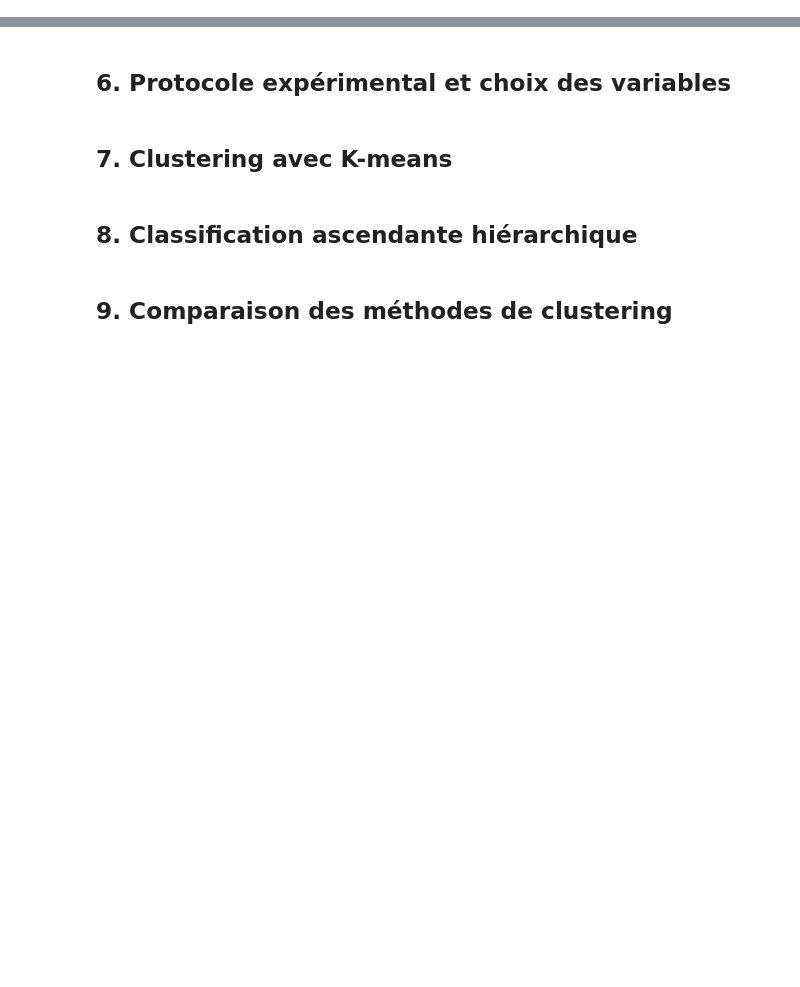
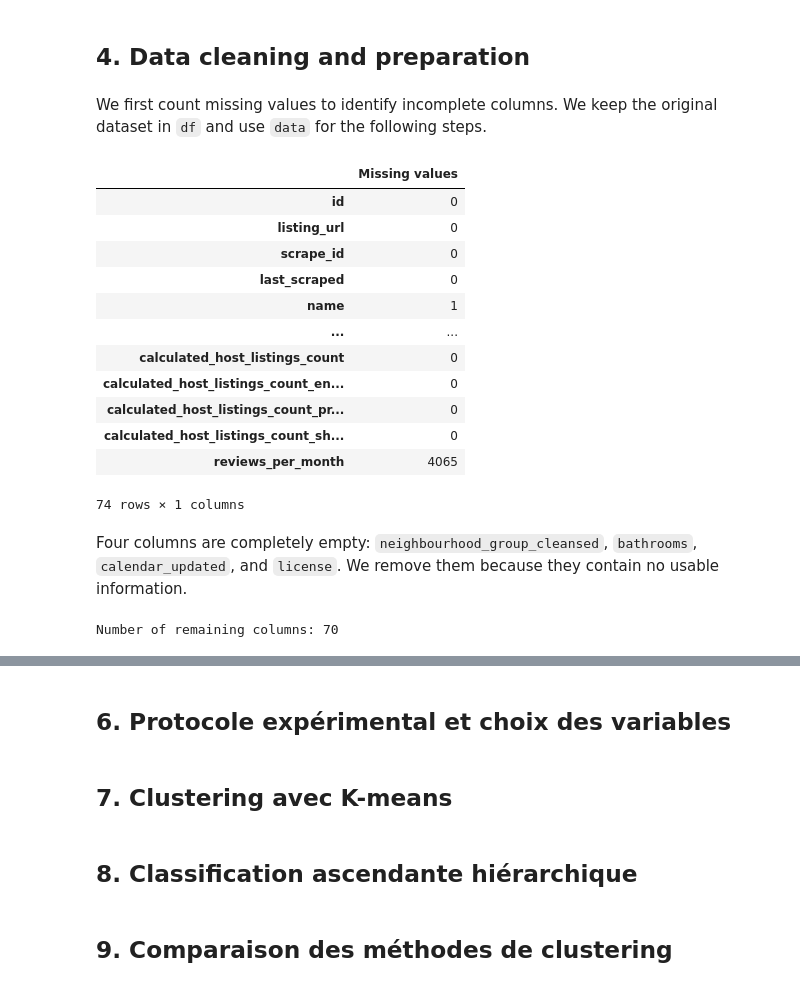
Before and after one commit to gwendal-lvl/toronto-airbnb-ml, a Jupyter notebook: Projet_ML_Airbnb_Toronto.ipynb, the cells around one changed output, grey strips where cells are left out. Drawn from its saved outputs; the diff is of its cells as text; code cells hidden in the pictures; blank space fills up the shorter version.

```diff
--- a/Projet_ML_Airbnb_Toronto.ipynb
+++ b/Projet_ML_Airbnb_Toronto.ipynb
@@ -18,0 +84,33 @@
+# %% [markdown]
+## 4. Data cleaning and preparation
+# %% [markdown]
+We first count missing values to identify incomplete columns. We keep the original dataset in `df` and use `data` for the following steps.
+# %%
+display(df.isna().sum().to_frame("Missing values"))
+# %% [output]
+|  | Missing values |
+| id | 0 |
+| listing_url | 0 |
+| scrape_id | 0 |
+| last_scraped | 0 |
+| name | 1 |
+| ... | ... |
+| calculated_host_listings_count | 0 |
+| calculated_host_listings_count_en... | 0 |
+| calculated_host_listings_count_pr... | 0 |
+| calculated_host_listings_count_sh... | 0 |
+| reviews_per_month | 4065 |
+74 rows × 1 columns
+# %% [markdown]
+Four columns are completely empty: `neighbourhood_group_cleansed`, `bathrooms`, `calendar_updated`, and `license`. We remove them because they contain no usable information.
+# %%
+data = df.drop(columns=[
+    "neighbourhood_group_cleansed",
+    "bathrooms",
+    "calendar_updated",
+    "license"
+])
+
+print("Number of remaining columns:", data.shape[1])
+# %% [output]
+Number of remaining columns: 70
```
Also changed, not shown: parts of 28 cells of this notebook.
